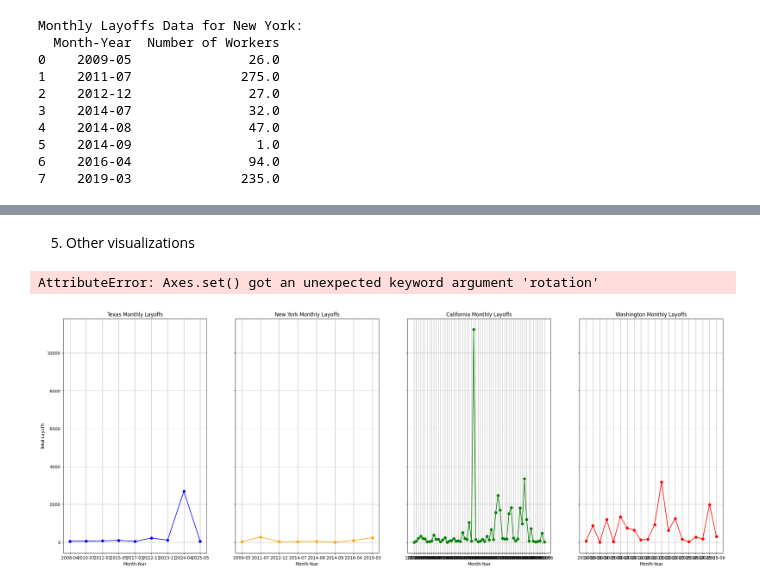
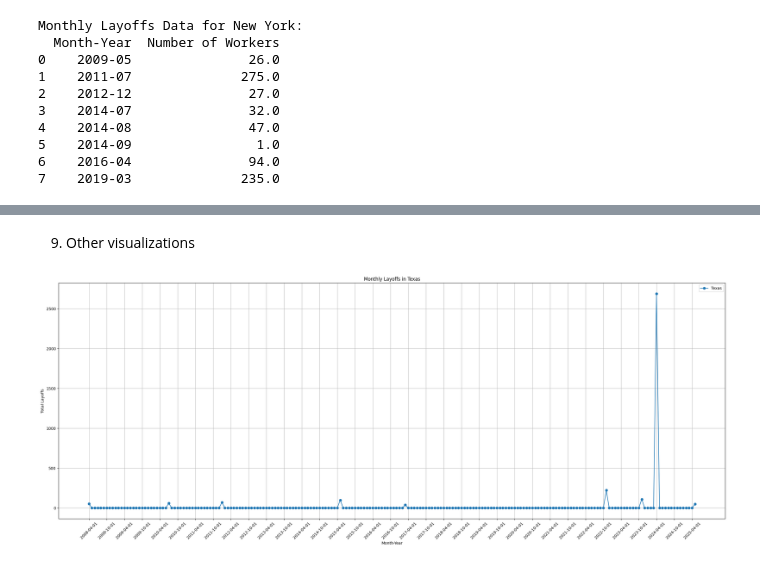
Before and after one commit to anna-peter/fd2p, a Jupyter notebook: python/layoff_second.ipynb, the cells around one changed output, grey strips where cells are left out. Cells and saved outputs as stored; diff of their text form; code cells hidden in the pictures.

```diff
--- a/python/layoff_second.ipynb
+++ b/python/layoff_second.ipynb
@@ -84,0 +88,14 @@ We observe a certain seasonality in layoffs, which suggests that this time serie
+# %%
+# Extract month and month name
+df_combined['Month'] = df_combined['WARN Received Date'].dt.month
+df_combined['Month name'] = df_combined['WARN Received Date'].dt.strftime('%B')
+# Group by month and sum the layoffs
+monthly_total = df_combined.groupby('Month name')['Number of Workers'].sum().reset_index()
+# Add a month number for sorting
+monthly_total['Month Num'] = pd.to_datetime(monthly_total['Month name'], format='%B').dt.month
+monthly_total = monthly_total.sort_values('Month Num')
+# Treemap visualization
+fig = px.treemap(monthly_total, path=['Month name'], values='Number of Workers',
+                 title='Total Layoffs by Month in Major Tech Companies',
+                 color='Number of Workers', color_continuous_scale='Greens')
+fig.show()
@@ -220,34 +246,34 @@ Monthly Layoffs Data for Washington:
 18    2025-05             1985.0
 19    2025-06              305.0
 # %% [markdown]
-5) Other visualizations
+9) Other visualizations
 # %%
-states_to_plot = {'Texas', 'New York', 'California', 'Washington'}
-# Create a new figure with four subplots
-fig, axs = plt.subplots(1, 4, figsize=(28, 10), sharey=True)
-# Plot each state's monthly layoffs
-axs[0].plot(df_texas_monthly['Month-Year'].astype(str), df_texas_monthly['Number of Workers'], marker='o', color='blue')
-axs[0].set_title('Texas Monthly Layoffs')
-axs[0].set_xlabel('Month-Year')
-axs[0].set_ylabel('Total Layoffs')
-axs[0].grid()
-axs[1].plot(df_ny_monthly['Month-Year'].astype(str), df_ny_monthly['Number of Workers'], marker='o', color='orange')
-axs[1].set_title('New York Monthly Layoffs')
-axs[1].set_xlabel('Month-Year')
-axs[1].grid()
-axs[2].plot(df_california_monthly['Month-Year'].astype(str), df_california_monthly['Number of Workers'], marker='o', color='green')
-axs[2].set_title('California Monthly Layoffs')
-axs[2].set_xlabel('Month-Year')
-axs[2].grid()
-axs[3].plot(df_washington_monthly['Month-Year'].astype(str), df_washington_monthly['Number of Workers'], marker='o', color='red')
-axs[3].set_title('Washington Monthly Layoffs')
-axs[3].set_xlabel('Month-Year')
-axs[3].grid()
-# Set the x-ticks for all subplots
-plt.setp(axs, xticks=df_texas_monthly['Month-Year'].astype(str), xticklabels=df_texas_monthly['Month-Year'].astype(str), rotation=45)
-# Adjust layout to prevent overlap
+# Create a copy of the Texas monthly layoffs dataframe
+df_texas_monthly_copy = df_texas_monthly.copy()
+# Convert 'Month-Year' to datetime format for plotting
+df_texas_monthly_copy['Month-Year'] = df_texas_monthly_copy['Month-Year'].dt.to_timestamp()
+# Create a new column with all the months between the minimum and maximum dates
+full_months = pd.date_range(start=df_texas_monthly_copy['Month-Year'].min(),
+                                   end=df_texas_monthly_copy['Month-Year'].max(),
+                                   freq='MS')
+
+full_months_df = pd.DataFrame({'Month-Year': full_months})
+# Merge the full months with the Texas monthly layoffs data
+df_texas_full = pd.merge(full_months_df, df_texas_monthly_copy, on='Month-Year', how='left')
+# Fill NaN values with 0 for months with no layoffs
+df_texas_full['Number of Workers'] = df_texas_full['Number of Workers'].fillna(0)
+
+# Plot the monthly layoffs for Texas
+plt.figure(figsize=(25, 10))
+plt.plot(df_texas_full['Month-Year'].astype(str), df_texas_full['Number of Workers'], marker='o', label='Texas')
+plt.title('Monthly Layoffs in Texas')
+plt.xlabel('Month-Year')
+plt.ylabel('Total Layoffs')
+xticks = df_texas_full['Month-Year'][::6]
+plt.xticks(xticks.astype(str), rotation=45)
+plt.grid()
+plt.legend()
 plt.tight_layout()
 plt.show()
 # %% [output]
-AttributeError: Axes.set() got an unexpected keyword argument 'rotation'
-[figure, old version]
+[figure, new version]
```
Also changed, not shown: parts of 6 cells of this notebook.
